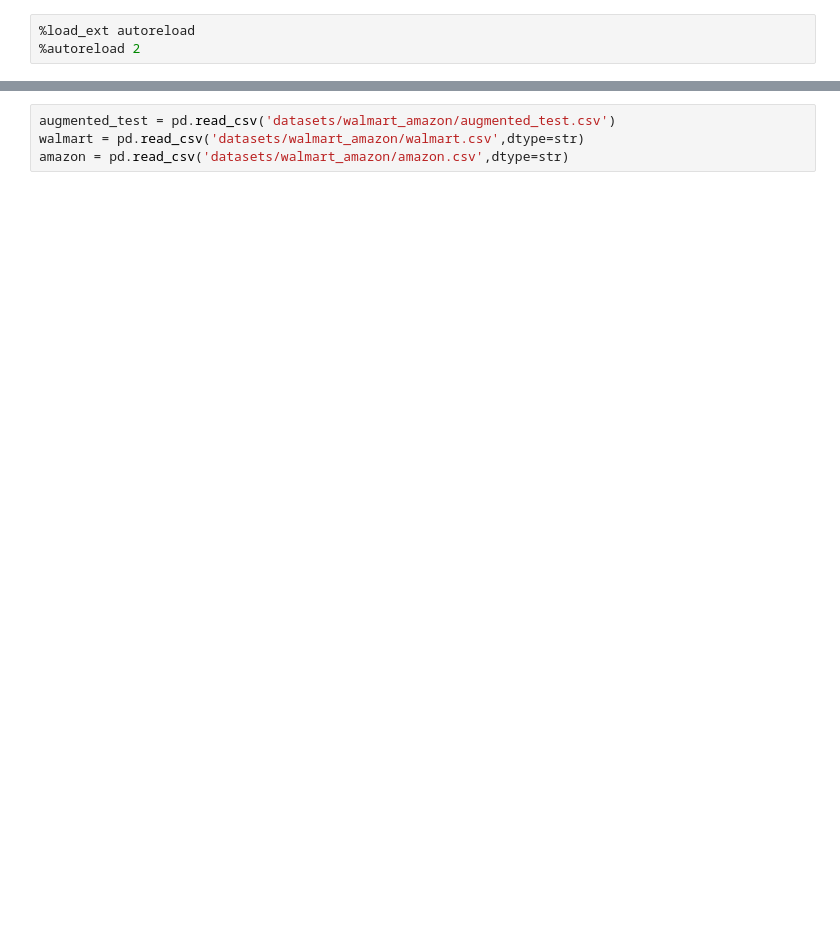
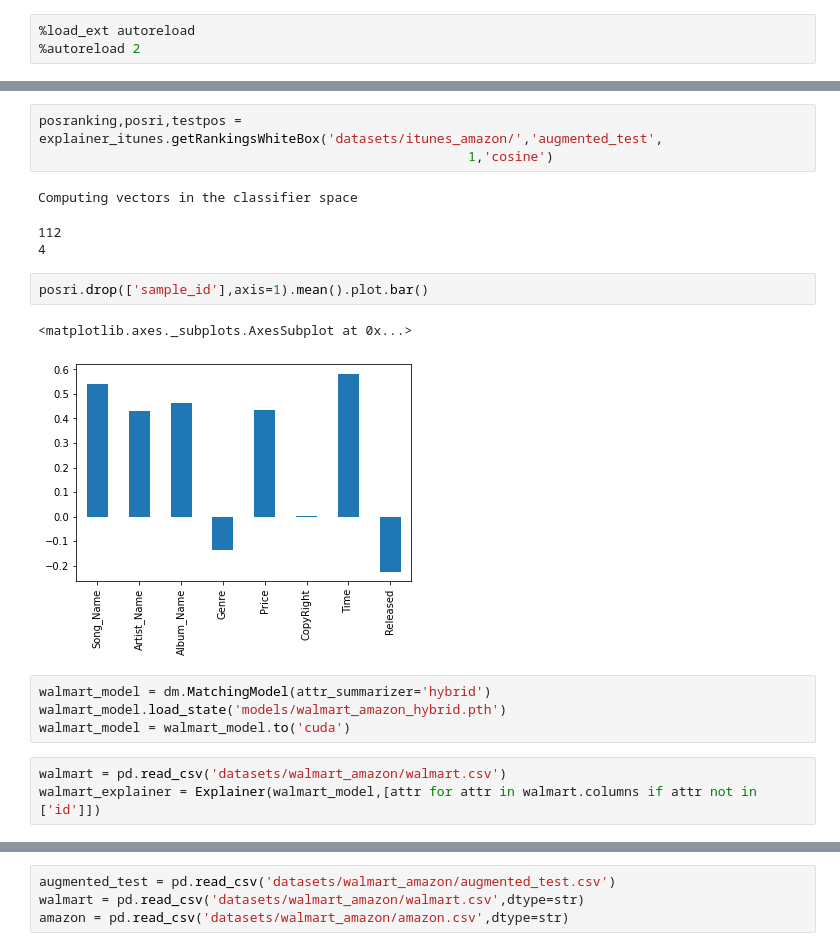
Before and after one commit to vincenzomartello/DeepER, a Jupyter notebook: Untitled.ipynb, the cells around one changed output, grey strips where cells are left out. Drawn from its saved outputs; the diff is of its cells as text; blank space fills up the shorter version.

```diff
--- a/Untitled.ipynb
+++ b/Untitled.ipynb
@@ -35,0 +152,19 @@ ________________________________________________________________________________
+# %%
+posranking,posri,testpos = explainer_itunes.getRankingsWhiteBox('datasets/itunes_amazon/','augmented_test',
+                                                       1,'cosine')
+# %% [output]
+Computing vectors in the classifier space
+112
+4
+# %%
+posri.drop(['sample_id'],axis=1).mean().plot.bar()
+# %% [output]
+<matplotlib.axes._subplots.AxesSubplot at 0x...>
+[figure, added]
+# %%
+walmart_model = dm.MatchingModel(attr_summarizer='hybrid')
+walmart_model.load_state('models/walmart_amazon_hybrid.pth')
+walmart_model = walmart_model.to('cuda')
+# %%
+walmart = pd.read_csv('datasets/walmart_amazon/walmart.csv')
+walmart_explainer = Explainer(walmart_model,[attr for attr in walmart.columns if attr not in ['id']])
```
Also changed, not shown: parts of 95 cells of this notebook, 57 other files.
